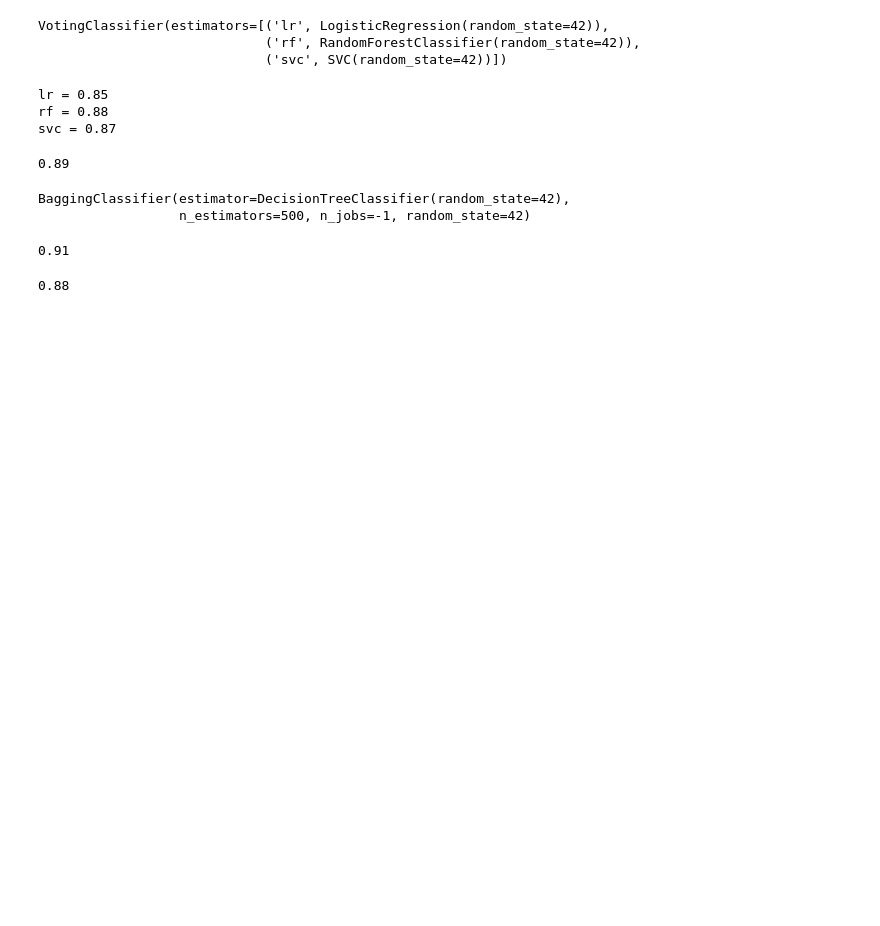
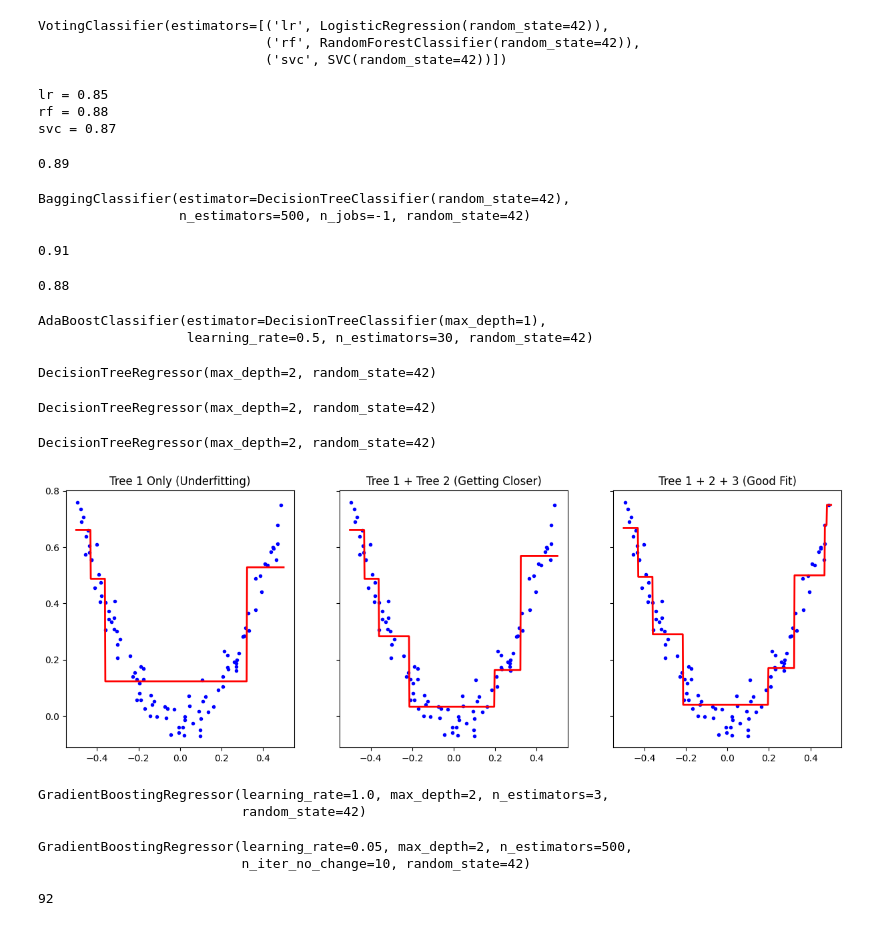
Before and after one commit to Tyler-Dur-den/random_forest, a Jupyter notebook: Untitled-1.ipynb, the cells around one changed output. Saved outputs shown, nothing was run; the diff lists cells and outputs as text; code cells hidden in the pictures; blank space fills up the shorter version.

Commit message:
Completed Random Forest and Ensemble

```diff
--- a/Untitled-1.ipynb
+++ b/Untitled-1.ipynb
@@ -66,3 +66,83 @@ y_pred_rf = rnd_clf.predict(X_test)
 bag_clf = BaggingClassifier(
     DecisionTreeClassifier(max_features="sqrt", max_leaf_nodes=16),
     n_estimators=500, n_jobs=-1, random_state=42)
+# %%
+from sklearn.ensemble import AdaBoostClassifier
+ada_clf = AdaBoostClassifier(
+    DecisionTreeClassifier(max_depth=1), n_estimators=30,
+    learning_rate=0.5, random_state=42)
+ada_clf.fit(X_train, y_train)
+# %% [output]
+AdaBoostClassifier(estimator=DecisionTreeClassifier(max_depth=1),
+                   learning_rate=0.5, n_estimators=30, random_state=42)
+# %%
+import numpy as np
+from sklearn.tree import DecisionTreeRegressor
+
+np.random.seed(42)
+X = np.random.rand(100, 1) - 0.5
+y = 3 * X[:, 0] ** 2 + 0.05 * np.random.randn(100)  # y = 3x² + Gaussian noise
+
+tree_reg1 = DecisionTreeRegressor(max_depth=2, random_state=42)
+tree_reg1.fit(X, y)
+# %% [output]
+DecisionTreeRegressor(max_depth=2, random_state=42)
+# %%
+y2 = y - tree_reg1.predict(X)
+tree_reg2 = DecisionTreeRegressor(max_depth=2,random_state=42)
+tree_reg2.fit(X,y2)
+# %% [output]
+DecisionTreeRegressor(max_depth=2, random_state=42)
+# %%
+y3 = y2 - tree_reg2.predict(X)
+tree_reg3 = DecisionTreeRegressor(max_depth=2, random_state=42)
+tree_reg3.fit(X, y3)
+# %% [output]
+DecisionTreeRegressor(max_depth=2, random_state=42)
+# %%
+import matplotlib.pyplot as plt
+
+x_range = np.linspace(-0.5, 0.5, 500).reshape(-1, 1)
+
+y_pred_1 = tree_reg1.predict(x_range)
+y_pred_2 = tree_reg1.predict(x_range) + tree_reg2.predict(x_range)
+y_pred_3 = tree_reg1.predict(x_range) + tree_reg2.predict(x_range) + tree_reg3.predict(x_range)
+
+fig, axes = plt.subplots(ncols=3, figsize=(15, 5), sharey=True)
+
+axes[0].plot(X, y, "b.")
+axes[0].plot(x_range, y_pred_1, "r-", linewidth=2)
+axes[0].set_title("Tree 1 Only (Underfitting)")
+
+axes[1].plot(X, y, "b.")
+axes[1].plot(x_range, y_pred_2, "r-", linewidth=2)
+axes[1].set_title("Tree 1 + Tree 2 (Getting Closer)")
+
+axes[2].plot(X, y, "b.")
+axes[2].plot(x_range, y_pred_3, "r-", linewidth=2)
+axes[2].set_title("Tree 1 + 2 + 3 (Good Fit)")
+
+plt.show()
+# %% [output]
+[figure, added]
+# %%
+from sklearn.ensemble import GradientBoostingRegressor
+
+gbrt = GradientBoostingRegressor(max_depth=2, n_estimators=3,
+                                 learning_rate=1.0, random_state=42)
+gbrt.fit(X, y)
+# %% [output]
+GradientBoostingRegressor(learning_rate=1.0, max_depth=2, n_estimators=3,
+                          random_state=42)
+# %%
+gbrt_best = GradientBoostingRegressor(
+    max_depth=2, learning_rate=0.05, n_estimators=500,
+    n_iter_no_change=10, random_state=42)
+gbrt_best.fit(X, y)
+# %% [output]
+GradientBoostingRegressor(learning_rate=0.05, max_depth=2, n_estimators=500,
+                          n_iter_no_change=10, random_state=42)
+# %%
+gbrt_best.n_estimators_
+# %% [output]
+92
```
Also changed, not shown: parts of 1 cell of this notebook.
